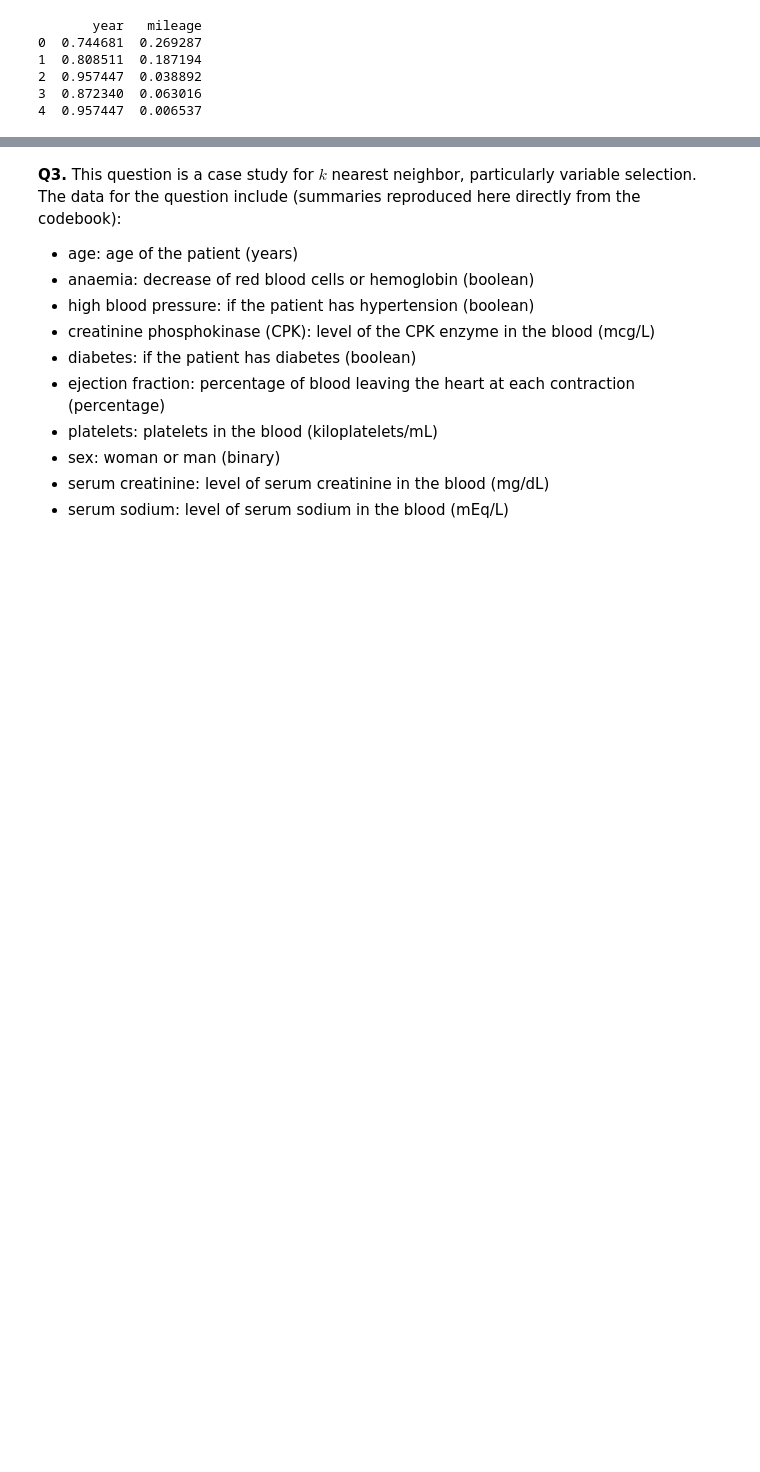
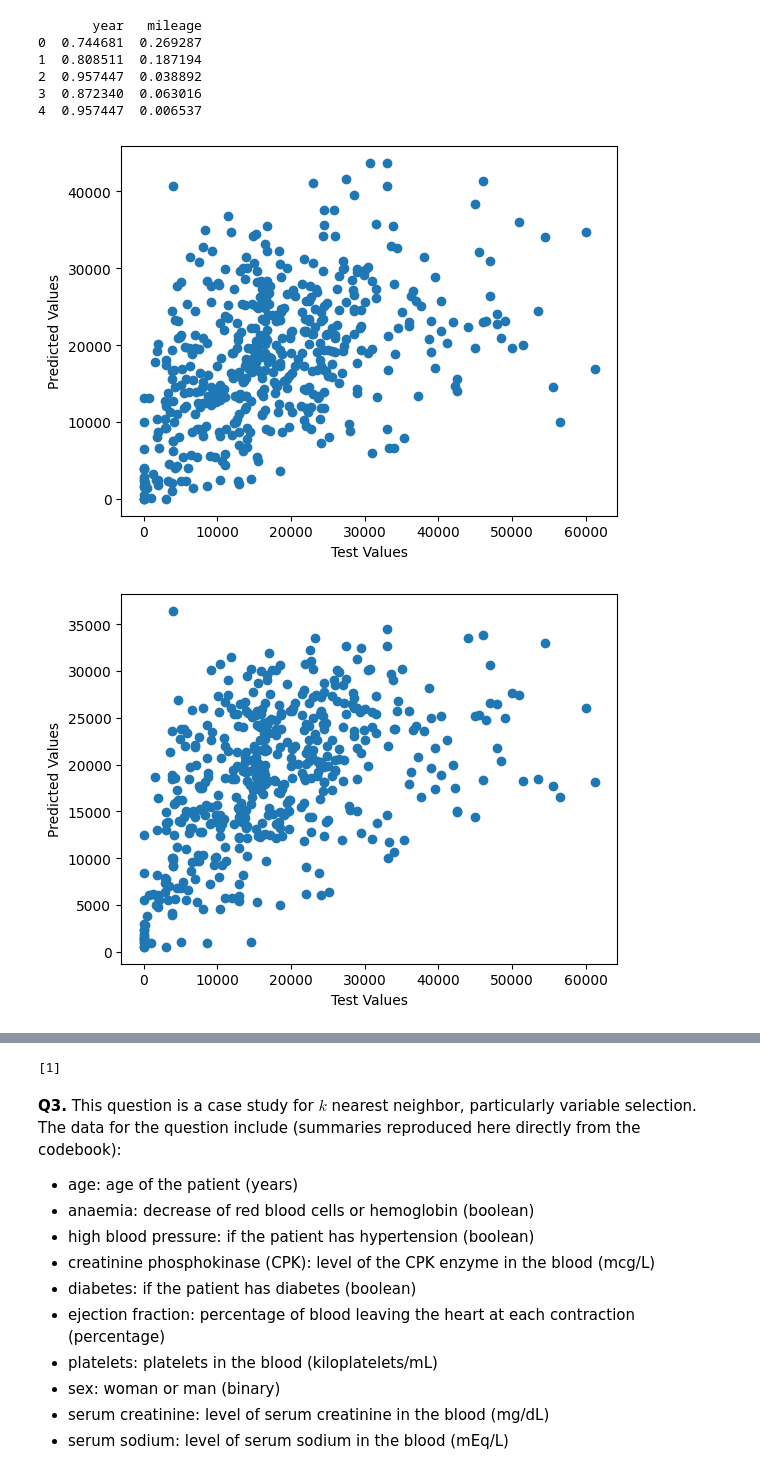
Before and after one commit to Jmazher12/assignment3, a Jupyter notebook: assignment_knn_and_kmc.ipynb, the cells around one changed output, grey strips where cells are left out. Drawn from its saved outputs; the diff is of its cells as text; code cells hidden in the pictures; blank space fills up the shorter version.

```diff
--- a/assignment_knn_and_kmc.ipynb
+++ b/assignment_knn_and_kmc.ipynb
@@ -186,6 +179,7 @@ memory usage: 58.7 KB
 # %%
 # Q2 part 2
 df.head()
+y = df['price']
 X = df.loc[:,['year','mileage']]
 def maxmin(z):
     z = (z-min(z))/(max(z)-min(z))
@@ -200,3 +194,36 @@ print(X.head(),'\n')
 2  0.957447  0.038892
 3  0.872340  0.063016
 4  0.957447  0.006537
+# %%
+# Q2 part 3
+from sklearn.model_selection import train_test_split
+X_train, X_test, y_train, y_test = train_test_split(X,y,test_size=.2,random_state=100)
+# %%
+# Q2 part 4
+from sklearn.neighbors import KNeighborsRegressor as kNNRegression
+from sklearn.metrics import mean_squared_error
+
+
+SSE_values = []
+for k in [3, 10, 25, 50, 100, 300]:
+  knn = kNNRegression(n_neighbors=k)
+  knn.fit(X_train, y_train)
+  y_hat = knn.predict(X_test)
+
+  # Calculate the Sum of Squared Errors (SSE) ***I used ChatGPT to figure out
+  # the mean_squared_error method
+  SSE = mean_squared_error(y_test, y_hat) * len(y_test)
+  SSE_values.append(SSE)
+
+
+  plt.figure()
+  plt.scatter(y_test, y_hat)
+  plt.xlabel('Test Values')
+  plt.ylabel('Predicted Values')
+  plt.show()
+
+# As I increase k, I notice that the predicted values become less accurate
+# to the test values
+# %% [output]
+[figure, added]
+[figure, added]
@@ -202,0 +234,22 @@ print(X.head(),'\n')
+# %%
+# Q2 part 5
+k_bar = 70
+k_grid = np.arange(1,k_bar)
+SSE_train = np.zeros(k_bar)
+SSE_test = np.zeros(k_bar)
+for k in range(k_bar):
+    model = kNNRegression(n_neighbors=k+1) # Create a sk model for k
+    fitted_model = model.fit(X_train,y_train) # Train the model on our data
+    y_hat = fitted_model.predict(X_test) # Predict values for test set
+    SSE_test[k] = np.sum( (y_test-y_hat)**2 ) # Save the computed SSE
+    y_hat = fitted_model.predict(X_train) # Predict values for training set
+    SSE_train[k] = np.sum( (y_train-y_hat)**2 ) # Save the computed SSE
+
+SSE_min = np.min(SSE) # Lowest recorded SSE
+min_index = np.where(SSE==SSE_min) # Find the indices of y that equal the minimum
+k_star = k_grid[min_index] # Find the optimal value of k
+print(k_star)
+
+# The optimal k value in this case would be 1.
+# %% [output]
+[1]
```
Also changed, not shown: parts of 3 cells of this notebook.
